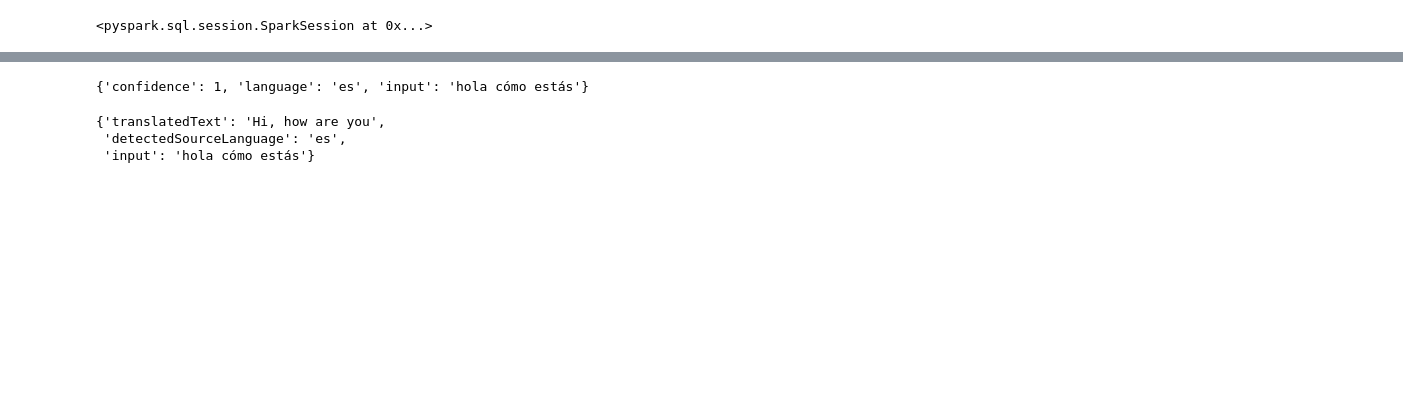
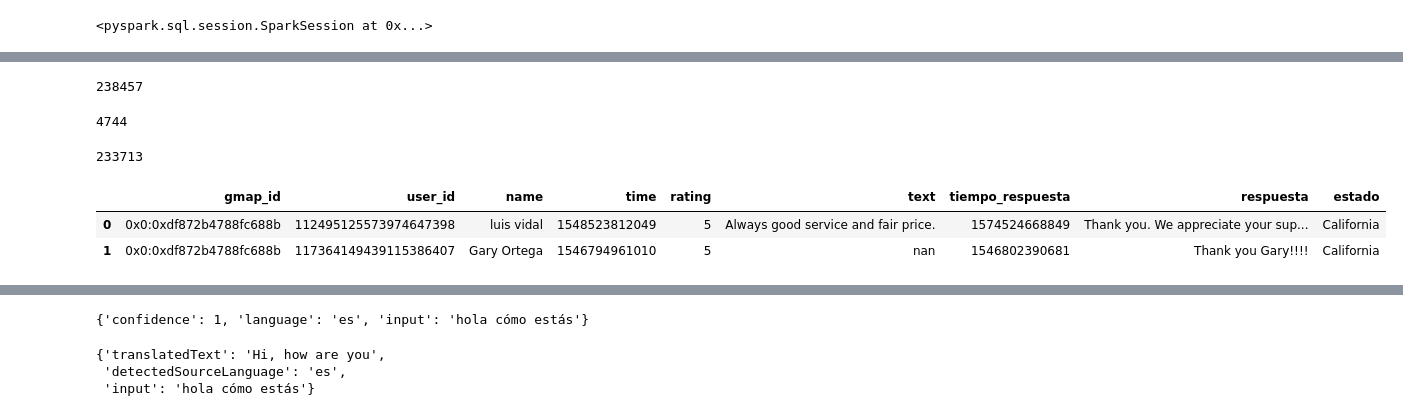
Before and after one commit to Tinmarian/Big_Data_Project-Google_Reviews, a Jupyter notebook: spark/local_testing/pyspark_testing.ipynb, the cells around one changed output, grey strips where cells are left out. Cells and saved outputs as stored; diff of their text form; code cells hidden in the pictures; blank space fills up the shorter version.

Commit message:
testing pyspark code on local

```diff
--- a/spark/local_testing/pyspark_testing.ipynb
+++ b/spark/local_testing/pyspark_testing.ipynb
@@ -61,6 +62,7 @@ i = 1
 df_list = []
 while True:
     try:
+
         # Leemos los archivos en un SPARK Data Frame para poder acceder directamente a GCS
         sdf = spk.read.schema(schema).json(f'../../data/Google Maps/estados/review-California/{i}.json')[['gmap_id', 'user_id', 'name', 'time', 'rating', 'text', 'resp']].cache()
         sdf.selectExpr('cast(user_id as int) user_id').cache()
@@ -68,14 +70,26 @@ while True:
         sdf = sdf.withColumn('tiempo_respuesta',F.col('tiempo_respuesta').cast(LongType())).cache()
         sdf = sdf.withColumn('respuesta',F.col('resp').getField('text')).sort('user_id').cache()
         sdf = sdf.withColumn('time',F.col('time').cast(LongType())).cache()
+        sdf = sdf[['gmap_id','user_id','name','time','rating','text','tiempo_respuesta','respuesta']].cache()
+        # Transformamos el dataframe de respuestas a pandas para realizar las siguientes operaciones
+        # respuestas = respuestas.toPandas()
+        # respuestas['lenguaje_respuesta'] = pd.Series([],dtype=str)
+        # for i in range(len(respuestas)):
+        #     translation = translate_client.translate(respuestas.loc[i,'respuesta'], target_language='en')
+        #     if translation['detectedSourceLanguage'] == 'en':
+        #         respuestas.loc[i,'lenguaje_respuesta'] = 'en'
+        #     else:
+        #         respuestas.loc[i,'respuesta'] = translation['translatedText']
+        #         respuestas.loc[i,'lenguaje_respuesta'] = translation['detectedSourceLanguage']
+
+
         # PANDAS API Data Frame: Paso intermedio para trabajar con los métodos de pandas pero con la potencia de spark, posteriormente guardaremos los datos en BQ después de
         # las transformaciones...
-        # sdf.count()
         psdf = sdf.pandas_api()
-        sdf.unpersist()
-        del sdf
-        gc.collect()
-        psdf = psdf[['gmap_id','user_id','name','time','rating','text','tiempo_respuesta','respuesta']].reset_index(drop=True).spark.cache()
+        # sdf.unpersist()
+        # del sdf
+        # gc.collect()
+        # psdf = psdf[['gmap_id','user_id','name','time','rating','text','tiempo_respuesta','respuesta']].reset_index(drop=True).spark.cache()
         psdf['estado'] = 'California' # state
         df_list.append(psdf)
         i += 1
@@ -83,10 +97,19 @@ while True:
         break
 
 psdf = ps.concat(df_list,axis=0)
+psdf = psdf.drop_duplicates().reset_index(drop=True).spark.cache()   # 2,700,000 registros antes de drop_duplicates()
+
 del df_list
 gc.collect()
 
-sdf = psdf.to_spark().cache()
+sdft = psdf.to_spark().cache()
+csdf = sdft.fillna('nan')
+srespuestas = csdf[csdf.respuesta != 'nan'][['gmap_id','user_id','tiempo_respuesta','respuesta']].cache()
+srespuestas_gytrans = srespuestas.where(srespuestas.respuesta.contains('(Translated by Google)')).cache()
+srespuestas_gntrans = srespuestas.where(srespuestas.respuesta.contains('(Translated by Google)') == False).cache()
+del srespuestas
+del csdf
+gc.collect()
 # psdf.to_csv('../../data/Google Maps/clean_test/estados/california')  # 59.8s master('local[6]')
-sdf.coalesce(1).write.mode('overwrite').format('csv').save('../../data/Google Maps/clean_test/estados/california')  # 56.2s, 1m 8s master('local[6]') # 57.6s, 1m 0.4s master('local[5]') # 1m 42.1s master('local[3]') # 1m 17s master('local[9]') # 1m 52s master('local[*]') # 1m 5.1s master('local[7]')
+# sdft.coalesce(1).write.mode('overwrite').format('csv').save('../../data/Google Maps/clean_test/estados/california')  # 56.2s, 1m 8s master('local[6]') # 57.6s, 1m 0.4s master('local[5]') # 1m 42.1s master('local[3]') # 1m 17s master('local[9]') # 1m 52s master('local[*]') # 1m 5.1s master('local[7]')
 print(f'pyspark.pandas data frame persisted')
@@ -150,0 +175,21 @@ for i in resp_idx:
+# %%
+srespuestas.count()
+# %% [output]
+238457
+# %%
+srespuestas_gytrans.count()
+# %% [output]
+4744
+# %%
+srespuestas_gntrans.count()
+# %% [output]
+233713
+# %%
+prespuestas = srespuestas.toPandas()
+psrespuestas = srespuestas.pandas_api()
+# %%
+prespuestas.head(2)
+# %% [output]
+|  | gmap_id | user_id | name | time | rating | text | tiempo_respuesta | respuesta | estado |
+| 0 | 0x0:0xdf872b4788fc688b | 112495125573974647398 | luis vidal | 1548523812049 | 5 | Always good service and fair price. | 1574524668849 | Thank you. We appreciate your sup... | California |
+| 1 | 0x0:0xdf872b4788fc688b | 117364149439115386407 | Gary Ortega | 1546794961010 | 5 | nan | 1546802390681 | Thank you Gary!!!! | California |
```
Also changed, not shown: parts of 15 cells of this notebook.
